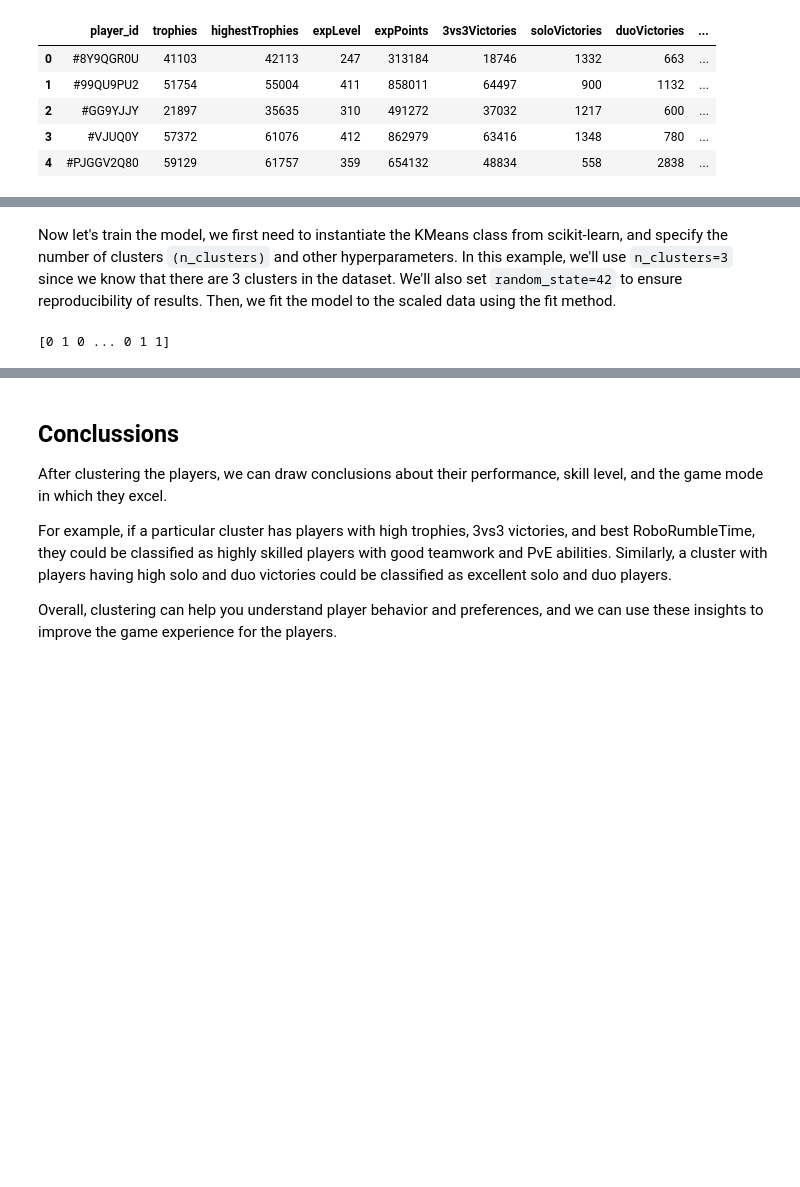
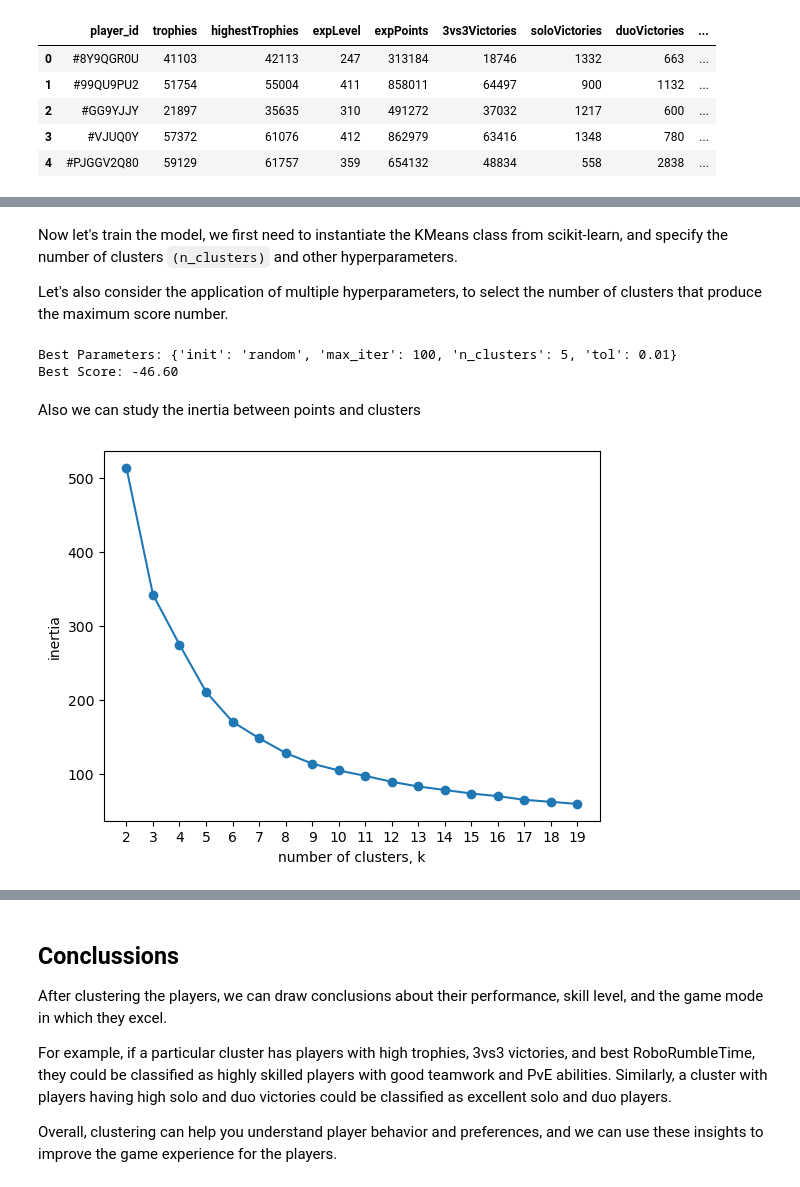
Before and after one commit to robguilarr/Brawlstars-retention-pipeline, a Jupyter notebook: notebooks/player_segmentation_node.ipynb, the cells around one changed output, grey strips where cells are left out. Cells and saved outputs as stored; diff of their text form; code cells hidden in the pictures; blank space fills up the shorter version.

Commit message:
Clustering notebook added

```diff
--- a/notebooks/player_segmentation_node.ipynb
+++ b/notebooks/player_segmentation_node.ipynb
@@ -141,0 +164,4 @@ print(X_scaled)
+# %%
+from sklearn.feature_selection import SelectKBest, f_classif
+
+selector = SelectKBest(f_classif, k=3)
@@ -142,20 +204,56 @@ print(X_scaled)
 # %% [markdown]
 Now let's train the model, we first need to instantiate the KMeans class from
 scikit-learn, and specify the number of clusters `(n_clusters)` and other
-hyperparameters. In this example, we'll use `n_clusters=3` since we know that there are
- 3 clusters in the dataset. We'll also set `random_state=42` to ensure reproducibility
- of results. Then, we fit the model to the scaled data using the fit method.
+hyperparameters.
+
+Let's also consider the application of multiple hyperparameters, to select the number
+ of clusters that produce the maximum score number.
-# %%
-# Train KMeans model
-from sklearn.cluster import KMeans
-
-kmeans = KMeans(n_clusters=3, random_state=42)
-kmeans.fit(X_scaled)
-
-labels = kmeans.predict(X_scaled)
-print(labels)
-# %% [output]
-[0 1 0 ... 0 1 1]
+# %%
+from sklearn.cluster import KMeans
+from sklearn.model_selection import GridSearchCV
+
+params = {
+    "n_clusters": [2, 3, 4, 5],
+    "init": ["k-means++", "random"],
+    "max_iter": [100, 200, 300],
+    "tol": [0.0001, 0.001, 0.01]
+}
+
+grid_search = GridSearchCV(KMeans(random_state=42), param_grid=params, cv=5)
+grid_search.fit(X_features)
+
+best_params = grid_search.best_params_
+best_score = grid_search.best_score_
+
+print(f"Best Parameters: {best_params}")
+print(f"Best Score: {best_score:.2f}")
+# %% [output]
+Best Parameters: {'init': 'random', 'max_iter': 100, 'n_clusters': 5, 'tol': 0.01}
+Best Score: -46.60
+# %% [markdown]
+Also we can study the inertia between points and clusters
+# %%
+ks = range(2, 20)
+inertias = []
+
+for k in ks:
+    # Create a KMeans instance with k clusters: model
+    model = KMeans(n_clusters=k, random_state=42)
+
+    # Fit model to samples
+    model.fit(X_features)
+
+    # Append the inertia to the list of inertias
+    inertias.append(model.inertia_)
+
+# Plot ks vs inertias
+plt.plot(ks, inertias, '-o')
+plt.xlabel('number of clusters, k')
+plt.ylabel('inertia')
+plt.xticks(ks)
+plt.show()
+# %% [output]
+[figure, added]
 # %%
 import matplotlib.pyplot as plt
 
```
Also changed, not shown: parts of 13 cells of this notebook.
